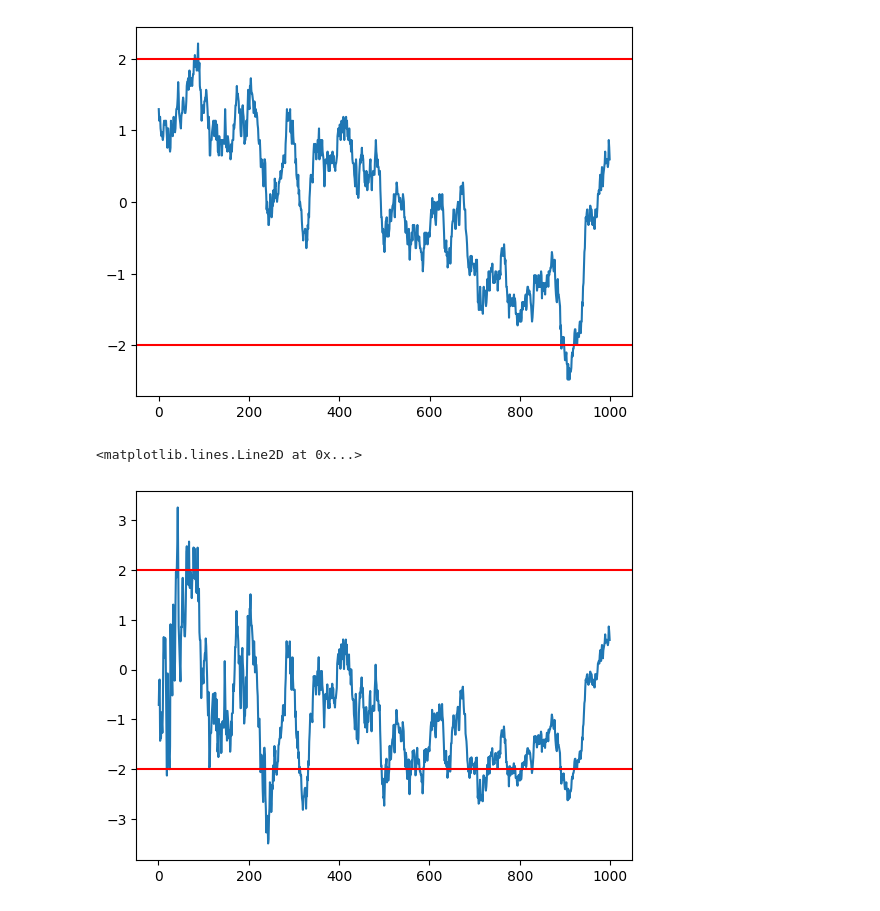
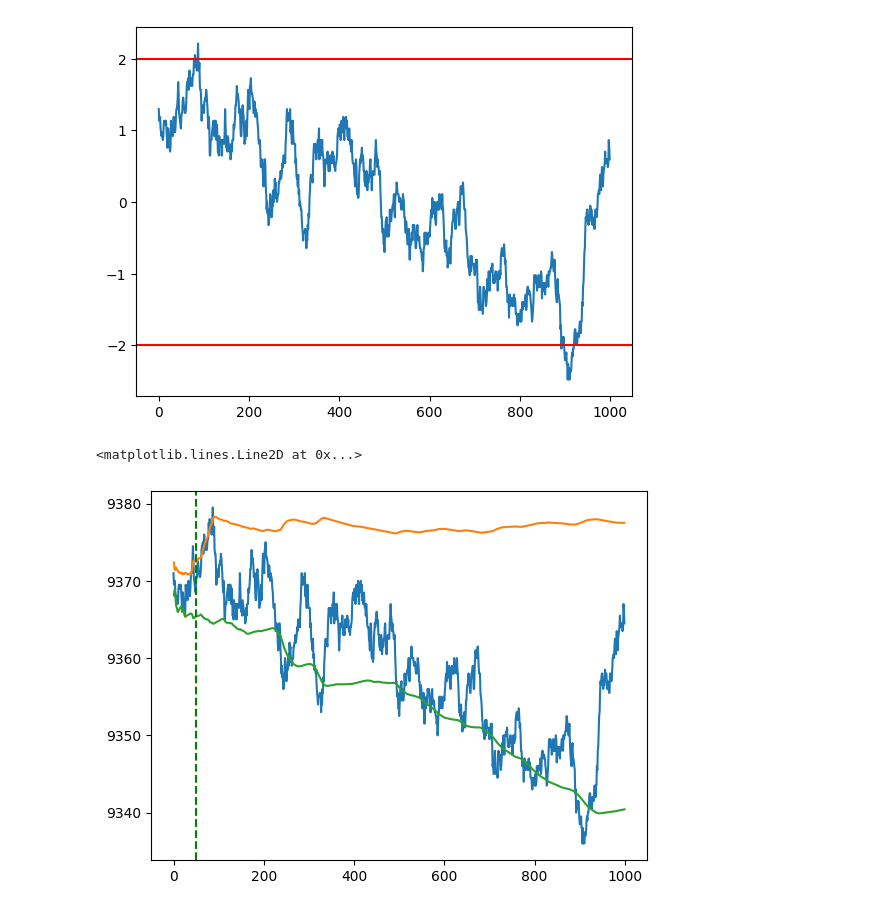
Before and after one commit to AlessandroMagna/prosperity-algo-trading, a Jupyter notebook: notebooks/Prosp_Round4.ipynb, the cells around one changed output. Drawn from its saved outputs; the diff is of its cells as text; code cells hidden in the pictures.

```diff
--- a/notebooks/Prosp_Round4.ipynb
+++ b/notebooks/Prosp_Round4.ipynb
@@ -246,13 +246,24 @@ spread_test_expanding_std = spread_test.expanding().std()
 
 #at each timestamp, calculate the z score of the spread
 spread_test_z_score = (spread_test - spread_test_expanding_mean) / spread_test_expanding_std
-spread_test_z_score.plot()
-#add horizontal lines at +-1.5
-plt.axhline(y=2, color='r', linestyle='-')
-plt.axhline(y=-2, color='r', linestyle='-')
+
+
+#for each point in time, calculate the current mean + 2*std and current mean - 2*std
+spread_test_upper_threshold = spread_test_expanding_mean + 2*spread_test_expanding_std
+spread_test_lower_threshold = spread_test_expanding_mean - 2*spread_test_expanding_std
-# %% [output]
-<matplotlib.lines.Line2D at 0x...>
-[figure, removed]
+# %%
+
+
+spread_test.plot()
+spread_test_upper_threshold.plot()
+spread_test_lower_threshold.plot()
+
+
+#plot vertical line at 100
+plt.axvline(x=50, color='green', linestyle='--')
+# %% [output]
+<matplotlib.lines.Line2D at 0x...>
+[figure, added]
 # %%
 #get all the indexes where spread_test_z_score is > 2
 spread_test_z_score_above_2 = spread_test_z_score[spread_test_z_score > 2].index
```
Also changed, not shown: parts of 2 cells of this notebook, 1 other file.
